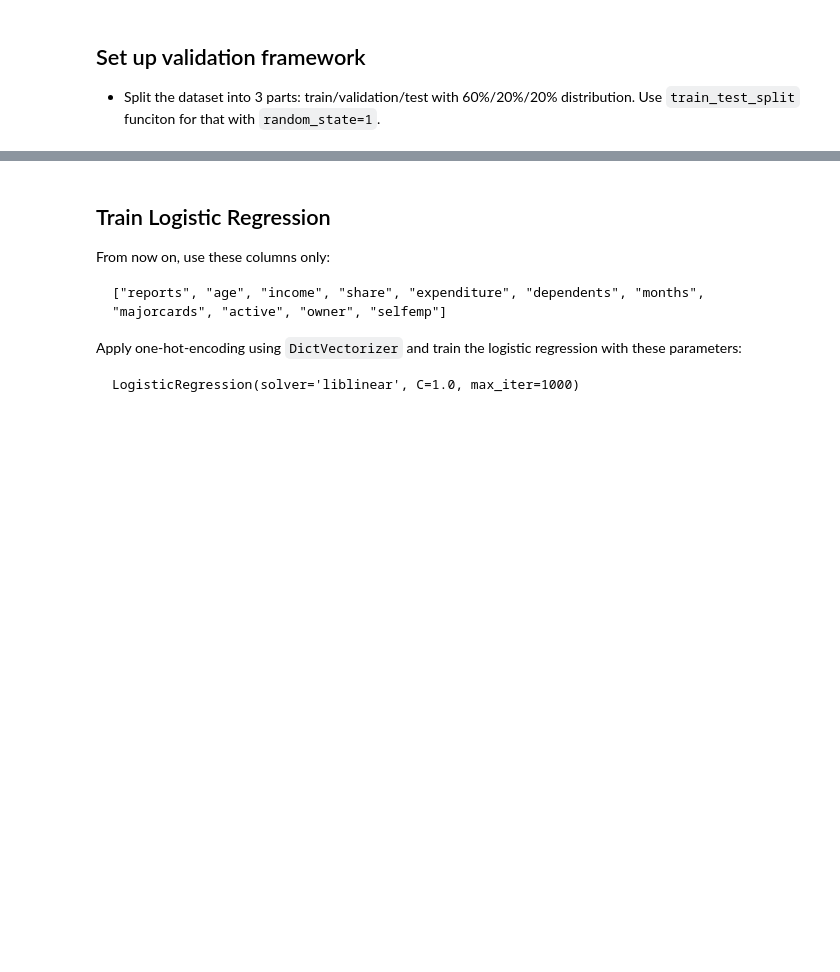
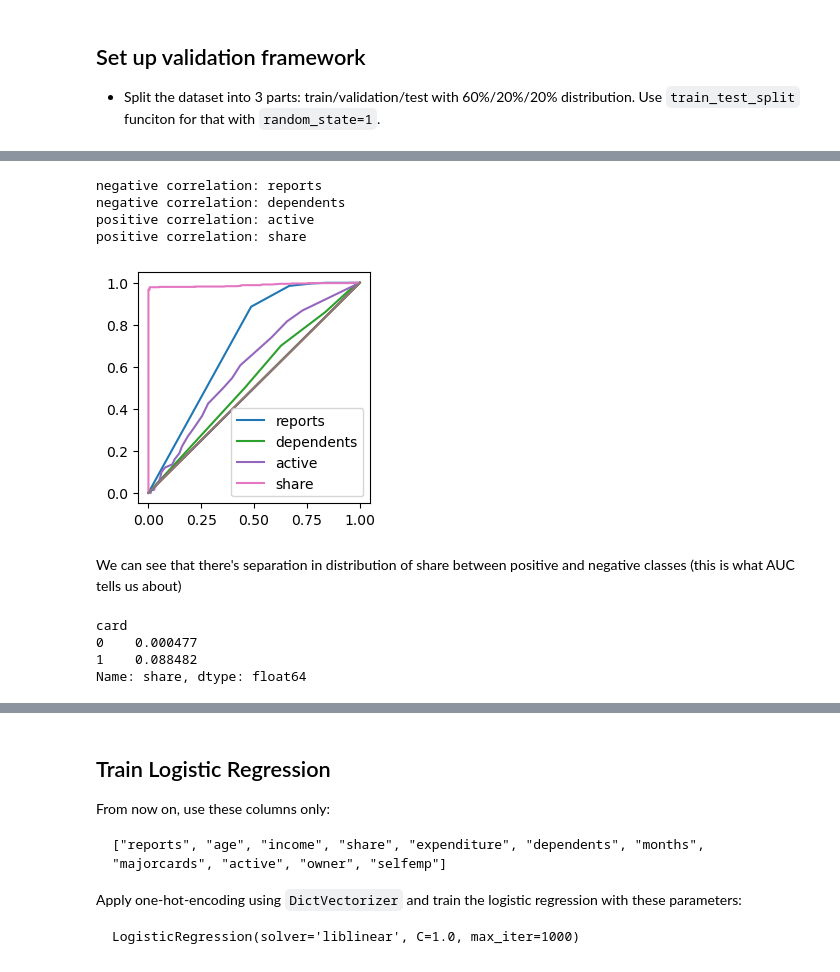
Before and after one commit to Ksyula/ML_Engineering, a Jupyter notebook: 04-evaluation/Homework-evaluation.ipynb, the cells around one changed output, grey strips where cells are left out. Cells and saved outputs as stored; diff of their text form; code cells hidden in the pictures; blank space fills up the shorter version.

```diff
--- a/04-evaluation/Homework-evaluation.ipynb
+++ b/04-evaluation/Homework-evaluation.ipynb
@@ -59,0 +94,11 @@ dtype: int64
+# %%
+global_card = (data.card == 'yes').mean()
+from IPython.display import display
+
+for c in categorical:
+    print(c)
+    df_group = data.groupby(c).card.agg(['mean', 'count'])
+    df_group['diff'] = df_group['mean'] - global_card
+    df_group['risk'] = df_group['mean'] / global_card
+    display(df_group)
+    print()
@@ -81,5 +134,3 @@ def split_data(val_ratio = 0.25, test_ratio = 0.2, random_state=1):
-# %%
-df_train, df_val, df_test, y_train, y_val, y_test = split_data()
 # %% [markdown]
 ## Feature importance: ROC AUC
 ### Question 1
@@ -105,0 +173,3 @@ Which numerical variable (among the following 4) has the highest AUC?
+# %%
+numerical = df_train.dtypes[df_train.dtypes != "object"].index.tolist()
+numerical
@@ -105,0 +186,9 @@ Which numerical variable (among the following 4) has the highest AUC?
+# %%
+score = {}
+
+for c in numerical:
+    auc = roc_auc_score(y_train, df_train[c])
+    if auc < 0.5:
+        auc = roc_auc_score(y_train, -df_train[c])
+    score[c] = auc
+{k: v for k, v in sorted(score.items(), key=lambda item: item[1])}
@@ -105,0 +205,28 @@ Which numerical variable (among the following 4) has the highest AUC?
+# %%
+plt.figure(figsize=(3, 3))
+for c in ['reports', 'dependents', 'active', 'share']:
+    if roc_auc_score(y_train, df_train[c]) >= 0.5:
+        fpr, tpr, _ = roc_curve(y_train, df_train[c])
+        print("positive correlation:" , c)
+    else:
+        fpr, tpr, _ = roc_curve(y_train, -df_train[c])
+        print("negative correlation:" , c)
+    plt.plot(fpr, tpr, label= c)
+    plt.plot([0, 1], [0, 1])
+plt.legend()
+plt.show()
+# %% [output]
+negative correlation: reports
+negative correlation: dependents
+positive correlation: active
+positive correlation: share
+[figure, added]
+# %% [markdown]
+We can see that there's separation in distribution of share between positive and negative classes (this is what AUC tells us about)
+# %%
+data.groupby(['card']).share.mean()
+# %% [output]
+card
+0    0.000477
+1    0.088482
+Name: share, dtype: float64
```
Also changed, not shown: parts of 37 cells of this notebook, 2 other files.
